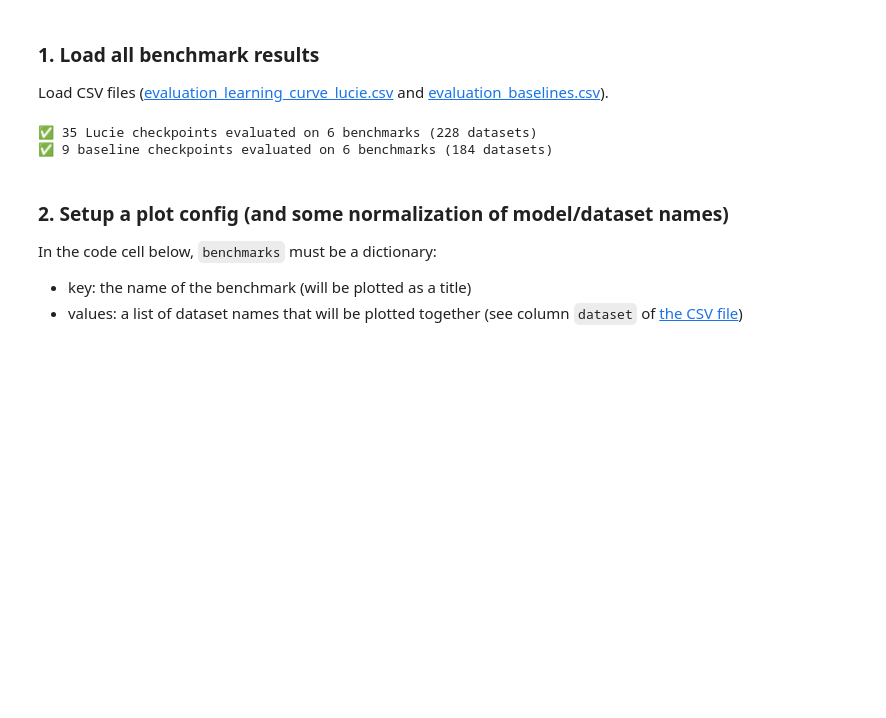
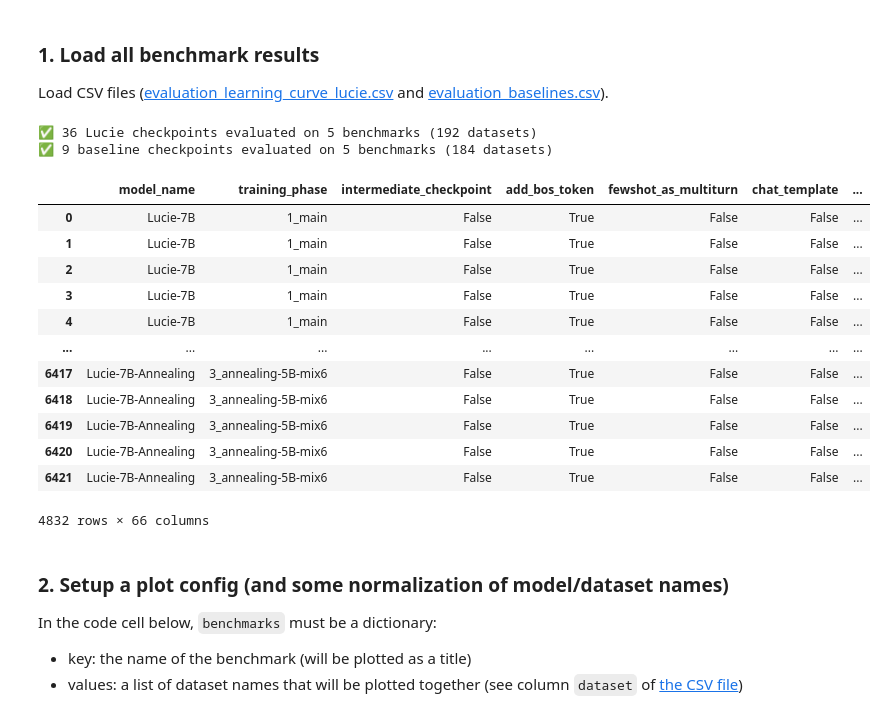
Before and after one commit to OpenLLM-France/Lucie-Training, a Jupyter notebook: chronicles/pretrain/scripts/plot_learning_curves.ipynb, the cells around one changed output. Drawn from its saved outputs; the diff is of its cells as text; code cells hidden in the pictures; blank space fills up the shorter version.

```diff
--- a/chronicles/pretrain/scripts/plot_learning_curves.ipynb
+++ b/chronicles/pretrain/scripts/plot_learning_curves.ipynb
@@ -10,10 +10,10 @@ Load CSV files ([evaluation_learning_curve_lucie.csv](evaluation_learning_curve_
 import pandas as pd
 
 lucie_results = pd.read_csv(
-    "evaluation_learning_curve_lucie.csv"
+    "../evaluation_learning_curve_lucie.csv"
 )
 baseline_results = pd.read_csv(
-    "evaluation_baselines.csv"
+    "../evaluation_baselines.csv"
 )
 
 # Print some statistics
@@ -22,8 +22,25 @@ print(f"✅ {unique('training_tokens')} Lucie checkpoints evaluated on {unique('
 def unique(field): return len(baseline_results[field].unique())
 print(f"✅ {unique('model_name')} baseline checkpoints evaluated on {unique('benchmark')} benchmarks ({unique('dataset')} datasets)")
 # %% [output]
-✅ 35 Lucie checkpoints evaluated on 6 benchmarks (228 datasets)
-✅ 9 baseline checkpoints evaluated on 6 benchmarks (184 datasets)
+✅ 36 Lucie checkpoints evaluated on 5 benchmarks (192 datasets)
+✅ 9 baseline checkpoints evaluated on 5 benchmarks (184 datasets)
+# %%
+lucie_results = lucie_results[lucie_results['add_bos_token'] == True]
+lucie_results = lucie_results[lucie_results['training_phase'].str.contains('3_annealing-5B-mix6|main', regex=True)]
+# %% [output]
+|  | model_name | training_phase | intermediate_checkpoint | add_bos_token | fewshot_as_multiturn | chat_template | ... |
+| 0 | Lucie-7B | 1_main | False | True | False | False | ... |
+| 1 | Lucie-7B | 1_main | False | True | False | False | ... |
+| 2 | Lucie-7B | 1_main | False | True | False | False | ... |
+| 3 | Lucie-7B | 1_main | False | True | False | False | ... |
+| 4 | Lucie-7B | 1_main | False | True | False | False | ... |
+| ... | ... | ... | ... | ... | ... | ... | ... |
+| 6417 | Lucie-7B-Annealing | 3_annealing-5B-mix6 | False | True | False | False | ... |
+| 6418 | Lucie-7B-Annealing | 3_annealing-5B-mix6 | False | True | False | False | ... |
+| 6419 | Lucie-7B-Annealing | 3_annealing-5B-mix6 | False | True | False | False | ... |
+| 6420 | Lucie-7B-Annealing | 3_annealing-5B-mix6 | False | True | False | False | ... |
+| 6421 | Lucie-7B-Annealing | 3_annealing-5B-mix6 | False | True | False | False | ... |
+4832 rows × 66 columns
 # %% [markdown]
 ### 2. Setup a plot config (and some normalization of model/dataset names)
 
```
Also changed, not shown: parts of 1 cell of this notebook.
